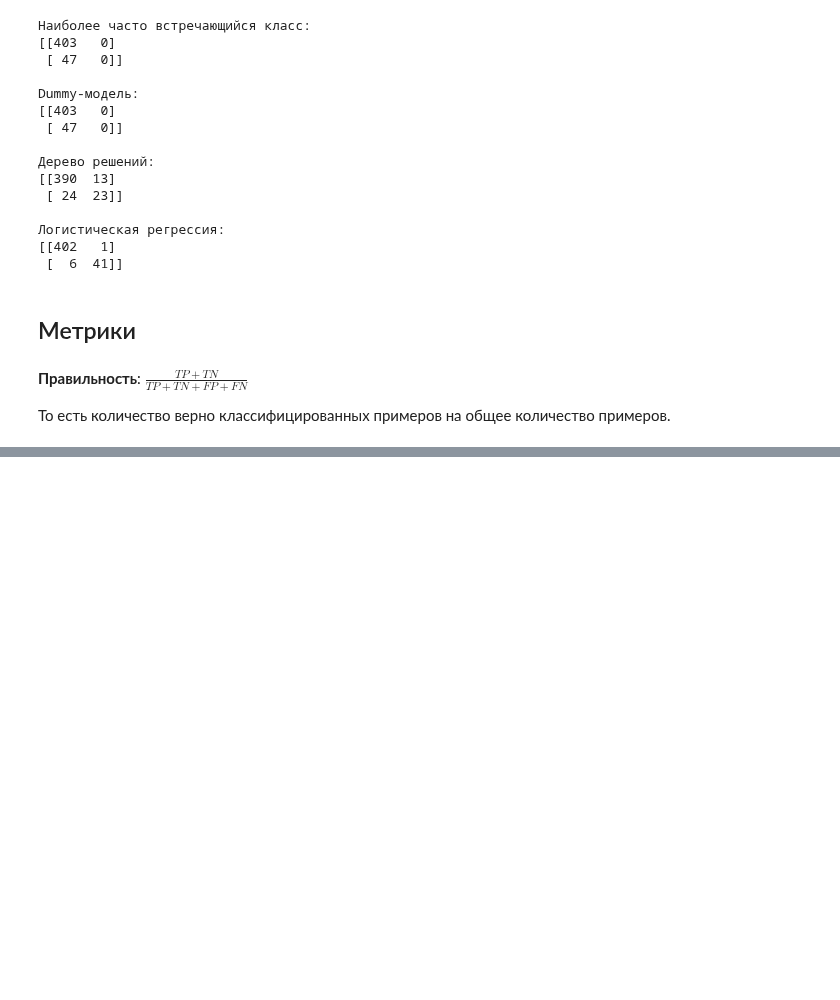
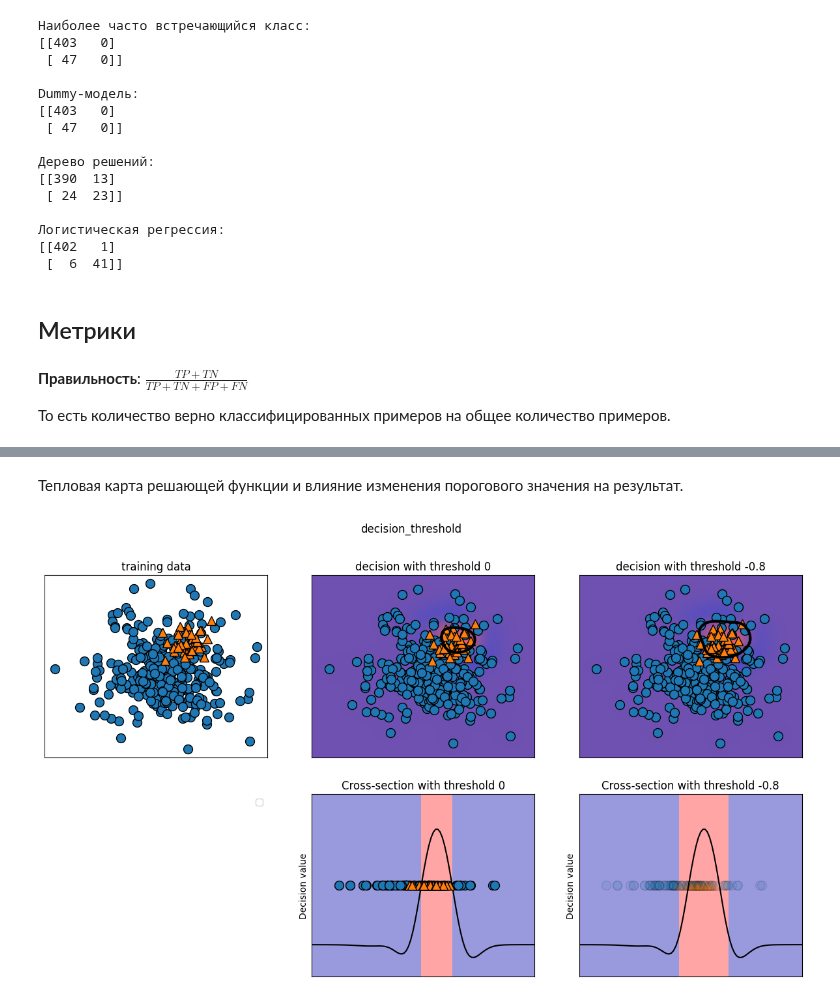
Before and after one commit to murpunk/Programming_2023, a Jupyter notebook: 15_05_23_Metrics.ipynb, the cells around one changed output, grey strips where cells are left out. Drawn from its saved outputs; the diff is of its cells as text; code cells hidden in the pictures; blank space fills up the shorter version.

```diff
--- a/15_05_23_Metrics.ipynb
+++ b/15_05_23_Metrics.ipynb
@@ -111,0 +170,6 @@ Dummy-модель:
+# %% [markdown]
+Тепловая карта решающей функции и влияние изменения порогового значения на результат.
+# %%
+mglearn.plots.plot_decision_threshold()
+# %% [output]
+[figure, added]
```
Also changed, not shown: parts of 21 cells of this notebook.
